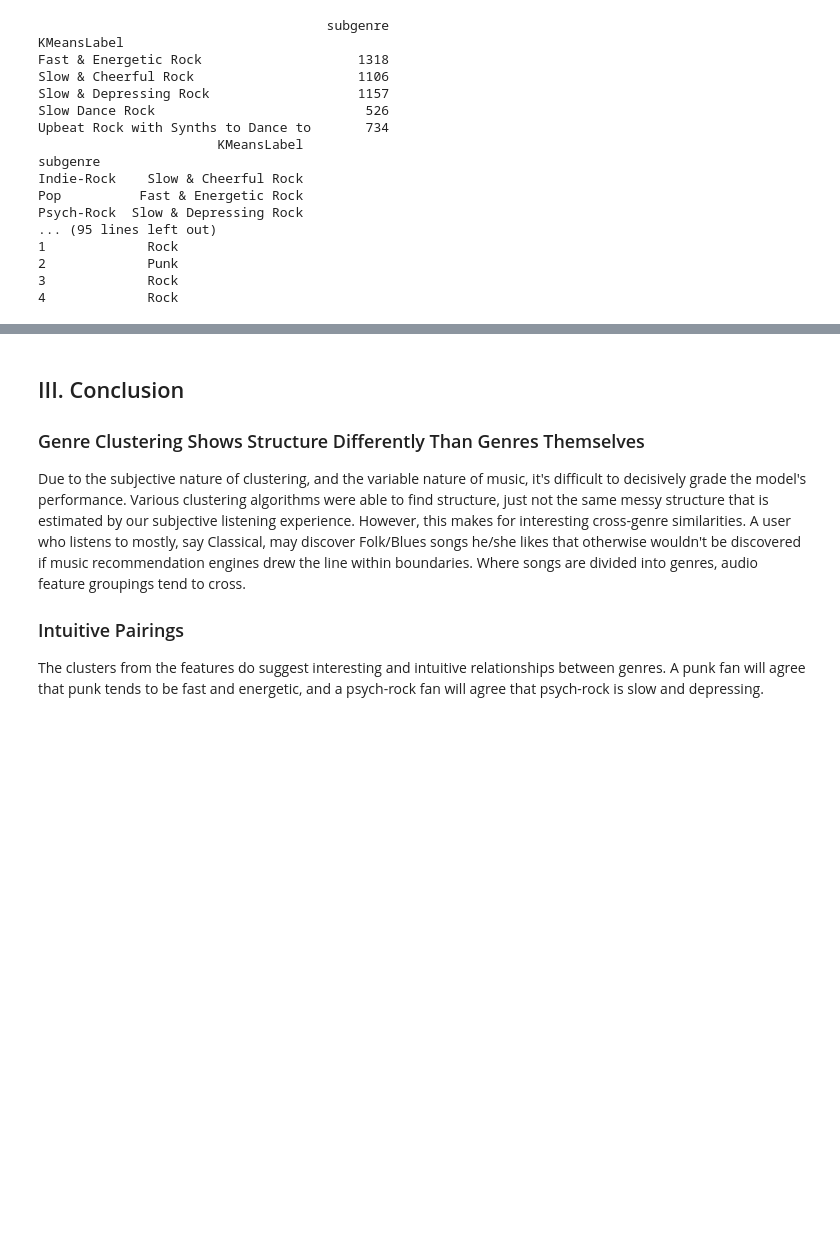
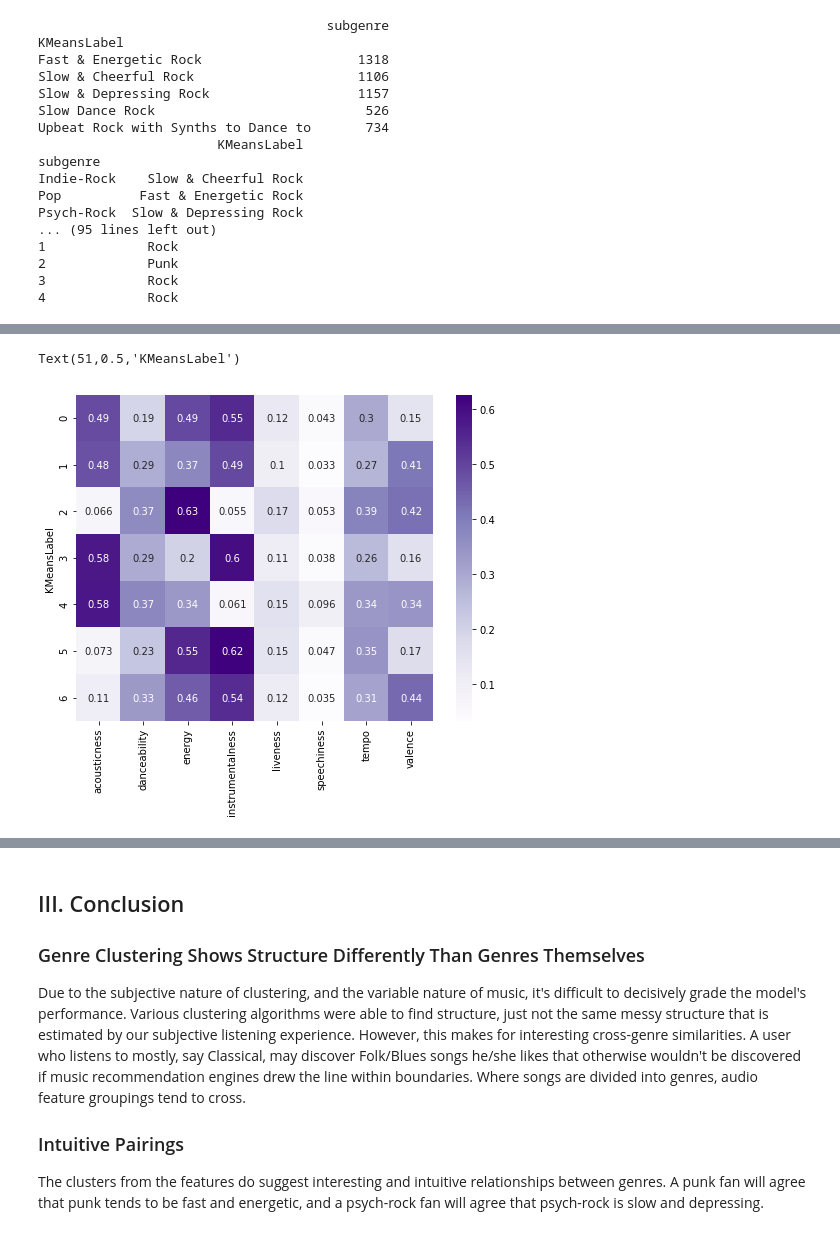
Before and after one commit to victoreram/Springboard-Data-Science, a Jupyter notebook: GenreClustering/GenreClustering.ipynb, the cells around one changed output, grey strips where cells are left out. Saved outputs shown, nothing was run; the diff lists cells and outputs as text; code cells hidden in the pictures; blank space fills up the shorter version.

```diff
--- a/GenreClustering/GenreClustering.ipynb
+++ b/GenreClustering/GenreClustering.ipynb
@@ -894,0 +1052,22 @@ Psych-Rock  Slow & Depressing Rock
+# %%
+pca = PCA(n_components=2)
+X_new = pca.fit_transform(X)
+components = pca.components_
+explained_variance = pca.explained_variance_
+explained_variance_ratio = pca.explained_variance_ratio_
+singular_values = pca.singular_values_
+x,y = zip(*X_new)
+rock_tracks['x'] = x
+rock_tracks['y'] = y
+audio_components_rock = dict(list(zip(audio_cols, zip(*np.round(components,2)))))
+
+plt.figure(figsize=(8,6))
+sns.heatmap(
+    data=clusters_rock.loc[clusters_rock.method=='KMeans', audio_cols],
+    cmap='Purples',
+    annot=True
+)
+plt.ylabel("KMeansLabel")
+# %% [output]
+Text(51,0.5,'KMeansLabel')
+[figure, added]
```
Also changed, not shown: parts of 22 cells of this notebook, 9 other files.
